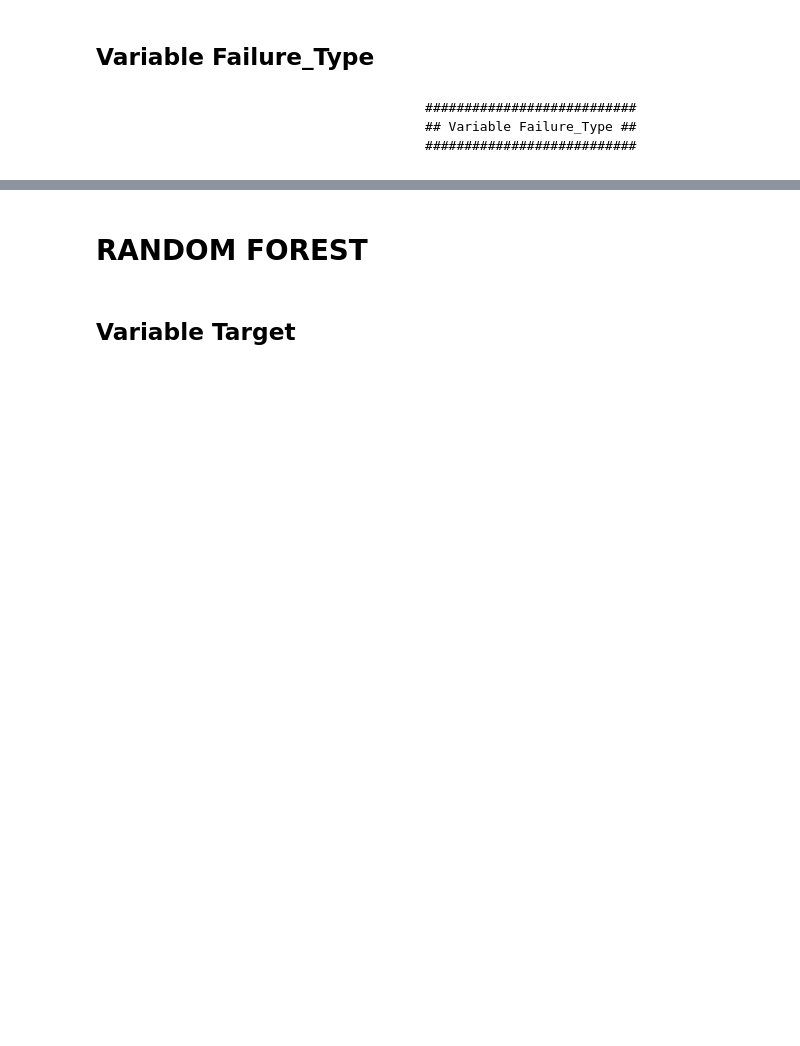
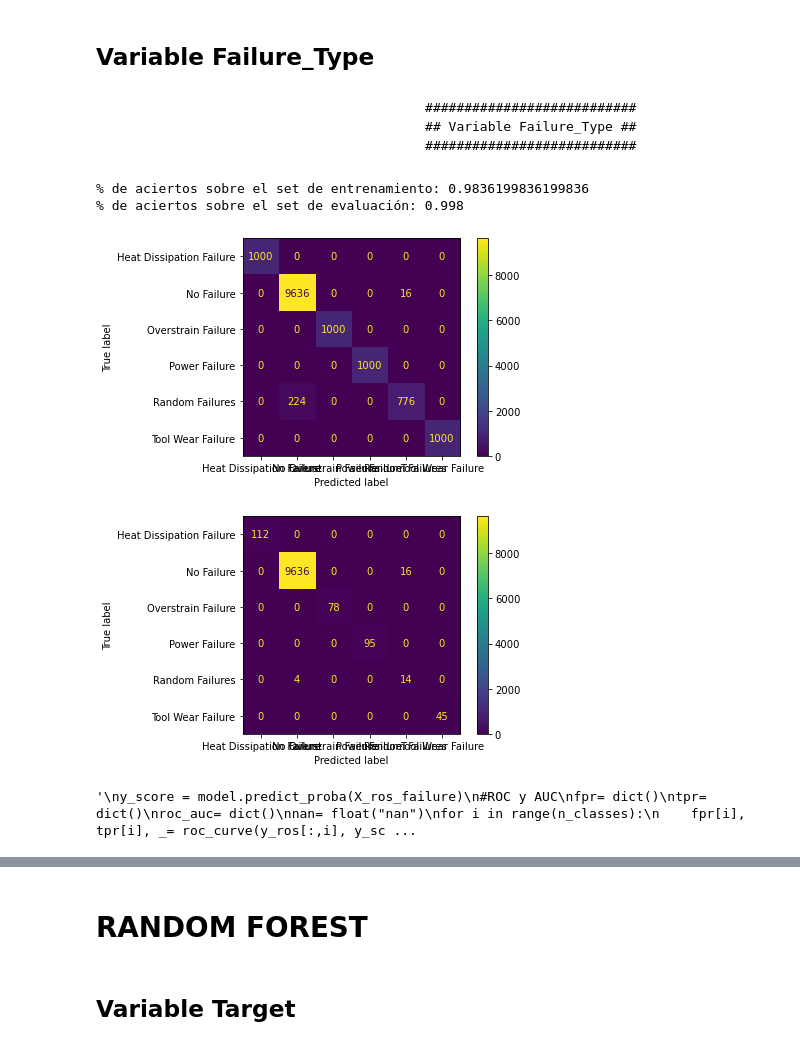
Before and after one commit to maxi879/proyecto_final_coder, a Jupyter notebook: ANALISIS/CLASIFICACION/TREE_IMPLEMENTACION.ipynb, the cells around one changed output, grey strips where cells are left out. Cells and saved outputs as stored; diff of their text form; code cells hidden in the pictures; blank space fills up the shorter version.

```diff
--- a/ANALISIS/CLASIFICACION/TREE_IMPLEMENTACION.ipynb
+++ b/ANALISIS/CLASIFICACION/TREE_IMPLEMENTACION.ipynb
@@ -191,4 +195,77 @@ F1 Score del classificador Train: 0.6484375
                                             ###########################
                                             ## Variable Failure_Type ##
                                             ###########################
+# %%
+                        ###########################
+                        ## Variable Failure_Type ##
+                        ###########################
+
+X_failure_test= df.drop(["Type","Failure_Type"], axis=1)
+y_failure_test= df["Failure_Type"]
+# Binarize the output
+y = label_binarize(y_failure_test, classes=[0, 1, 2, 3, 4, 5])
+n_classes = y.shape[1]
+y_ros= label_binarize(y_ros_failure, classes=[0, 1, 2, 3, 4, 5])
+
+# Creamos el modelo
+tree_2 = DecisionTreeClassifier(max_depth=8, random_state = 42)
+# UNO CONTRA EL RESTO
+model = OneVsRestClassifier(tree_2)
+model_bin= OneVsRestClassifier(tree_2)
+# Entrenamos el algoritmo
+model.fit(X_ros_failure, y_ros_failure)
+# Entrenamos algoritmos con datos binarios
+model_bin.fit(X_ros_failure, y_ros)
+# score y datos binarios
+y_score= model_bin.predict_proba(X_failure_test)
+# Prediccion en Train
+y_train_pred = model.predict(X_ros_failure)
+# Prediccion en Test
+y_test_pred = model.predict(X_failure_test)
+
+# Calculo el accuracy en Train
+train_accuracy = accuracy_score(y_ros_failure, y_train_pred)
+# Calculo el accuracy en Test
+test_accuracy = accuracy_score(y_failure_test, y_test_pred)
+print('% de aciertos sobre el set de entrenamiento:', train_accuracy)
+print('% de aciertos sobre el set de evaluación:',test_accuracy)
+# Matrix train
+plot_confusion_matrix(model, X_ros_failure, y_ros_failure)
+# Matrix test
+plot_confusion_matrix(model, X_failure_test, y_failure_test)
+plt.show()
+
+# Recall con datos binarios
+# For each class
+precision = dict()
+recall = dict()
+average_precision = dict()
+for i in range(n_classes):
+    precision[i], recall[i], _ = precision_recall_curve(y[:, i], y_score[:, i])
+    average_precision[i] = average_precision_score(y[:, i], y_score[:, i])
+
+
+# F1
+
+"""
+y_score = model.predict_proba(X_ros_failure)
+#ROC y AUC
+fpr= dict()
+tpr= dict()
+roc_auc= dict()
+nan= float("nan")
+for i in range(n_classes):
+    fpr[i], tpr[i], _= roc_curve(y_ros[:,i], y_score[:,i])
+    if all(fpr[i]) or all(tpr[i]):
+        continue
+    roc_auc[i] = metrics.roc_auc_score(fpr[i], tpr[i])
+r=0
+list(map(lambda x: print(x) if (any(x)) else r+1, y_score))
+"""
+# %% [output]
+% de aciertos sobre el set de entrenamiento: 0.9836199836199836
+% de aciertos sobre el set de evaluación: 0.998
+[figure, added]
+[figure, added]
+'\ny_score = model.predict_proba(X_ros_failure)\n#ROC y AUC\nfpr= dict()\ntpr= dict()\nroc_auc= dict()\nnan= float("nan")\nfor i in range(n_classes):\n    fpr[i], tpr[i], _= roc_curve(y_ros[:,i], y_sc ...
 # %%
```
Also changed, not shown: parts of 5 cells of this notebook.
